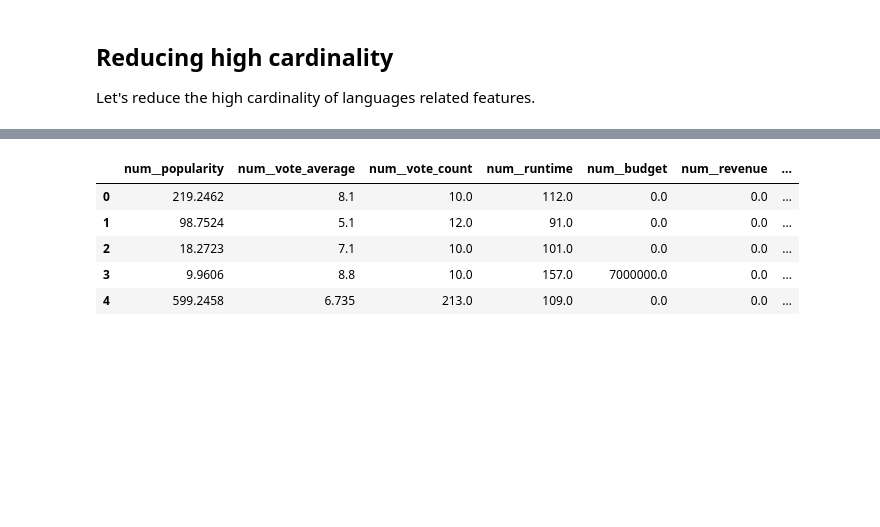
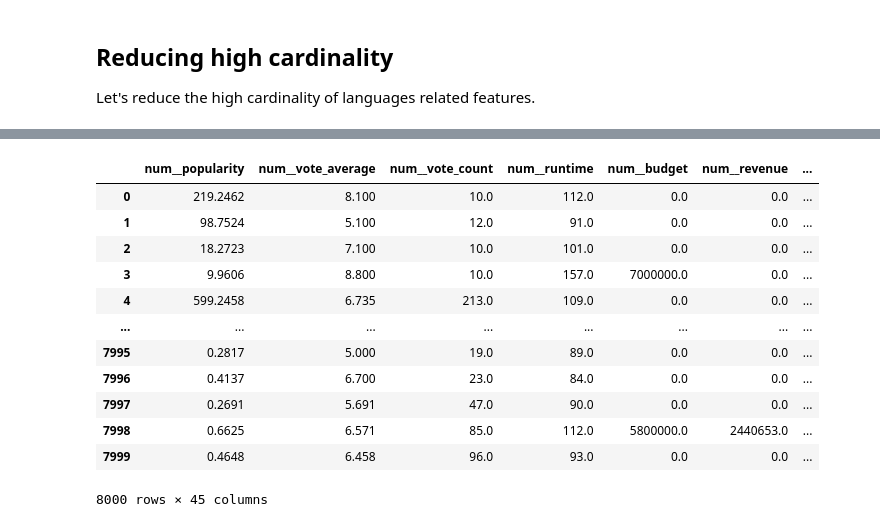
Before and after one commit to juan-gomezj4/ml-movie-recommender, a Jupyter notebook: notebooks/4-feat_eng/feature_eng.ipynb, the cells around one changed output, grey strips where cells are left out. Cells and saved outputs as stored; diff of their text form; code cells hidden in the pictures; blank space fills up the shorter version.

Commit message:
feat: Added working feature eng pipeline

```diff
--- a/notebooks/4-feat_eng/feature_eng.ipynb
+++ b/notebooks/4-feat_eng/feature_eng.ipynb
@@ -18,5 +19,5 @@ DATA_DIR = Path.cwd().resolve().parents[1]
 # %%
-df = pd.read_parquet(DATA_DIR / "data/01_raw/movies_dataset_2025-05-07.parquet")
+df = pd.read_parquet("data/01_raw/movies_dataset_2025-05-07.parquet")
 # %%
 use_features: list[str] = [
     "original_language",
@@ -276,7 +317,11 @@ cat_pipe = Pipeline(
     ]
 )
 
-multi_label_cat_pipe = Pipeline(
+multi_label_genres_pipe = Pipeline(
+    steps = [("binarizer", MultiLabelBinarizerTransformer())]
+)
+
+multi_label_spoken_languages_pipe = Pipeline(
     steps=[
         (
             "language mapper",
@@ -289,7 +334,7 @@ multi_label_cat_pipe = Pipeline(
                 feature_names_out=get_features_names,
             ),
         ),
-        # ("binarizer", CountVectorizer(analyzer=lambda x: x)),
+        ("binarizer", MultiLabelBinarizerTransformer()),
     ]
 )
 
@@ -297,7 +342,8 @@ preprocessor = ColumnTransformer(
     transformers=[
         ("num", num_pipe, num_cols),
         ("cat", cat_pipe, cat_cols),
-        ("", multi_label_cat_pipe, multi_label_cat_cols),
+        ("genres", multi_label_genres_pipe, ["genres"]),
+        ("spoken_languages", multi_label_spoken_languages_pipe, ["spoken_languages"]),
     ],
 )
 # %%
@@ -323,14 +369,20 @@ ColumnTransformer(transformers=[('num',
 # %%
-preprocessed_data = preprocessor.fit(df)
+preprocessed = preprocessor.fit_transform(df)
 feature_names = preprocessor.get_feature_names_out()
-x_train_preprocessed = preprocessor.fit_transform(df)
-x_train_preprocessed = pd.DataFrame(x_train_preprocessed, columns=feature_names)
+preprocessed = pd.DataFrame(preprocessed, columns=feature_names)
-# %%
-x_train_preprocessed.head()
-# %% [output]
-|  | num__popularity | num__vote_average | num__vote_count | num__runtime | num__budget | num__revenue | ... |
-| 0 | 219.2462 | 8.1 | 10.0 | 112.0 | 0.0 | 0.0 | ... |
-| 1 | 98.7524 | 5.1 | 12.0 | 91.0 | 0.0 | 0.0 | ... |
-| 2 | 18.2723 | 7.1 | 10.0 | 101.0 | 0.0 | 0.0 | ... |
-| 3 | 9.9606 | 8.8 | 10.0 | 157.0 | 7000000.0 | 0.0 | ... |
-| 4 | 599.2458 | 6.735 | 213.0 | 109.0 | 0.0 | 0.0 | ... |
+# %%
+preprocessed
+# %% [output]
+|  | num__popularity | num__vote_average | num__vote_count | num__runtime | num__budget | num__revenue | ... |
+| 0 | 219.2462 | 8.100 | 10.0 | 112.0 | 0.0 | 0.0 | ... |
+| 1 | 98.7524 | 5.100 | 12.0 | 91.0 | 0.0 | 0.0 | ... |
+| 2 | 18.2723 | 7.100 | 10.0 | 101.0 | 0.0 | 0.0 | ... |
+| 3 | 9.9606 | 8.800 | 10.0 | 157.0 | 7000000.0 | 0.0 | ... |
+| 4 | 599.2458 | 6.735 | 213.0 | 109.0 | 0.0 | 0.0 | ... |
+| ... | ... | ... | ... | ... | ... | ... | ... |
+| 7995 | 0.2817 | 5.000 | 19.0 | 89.0 | 0.0 | 0.0 | ... |
+| 7996 | 0.4137 | 6.700 | 23.0 | 84.0 | 0.0 | 0.0 | ... |
+| 7997 | 0.2691 | 5.691 | 47.0 | 90.0 | 0.0 | 0.0 | ... |
+| 7998 | 0.6625 | 6.571 | 85.0 | 112.0 | 5800000.0 | 2440653.0 | ... |
+| 7999 | 0.4648 | 6.458 | 96.0 | 93.0 | 0.0 | 0.0 | ... |
+8000 rows × 45 columns
```
Also changed, not shown: parts of 7 cells of this notebook.
